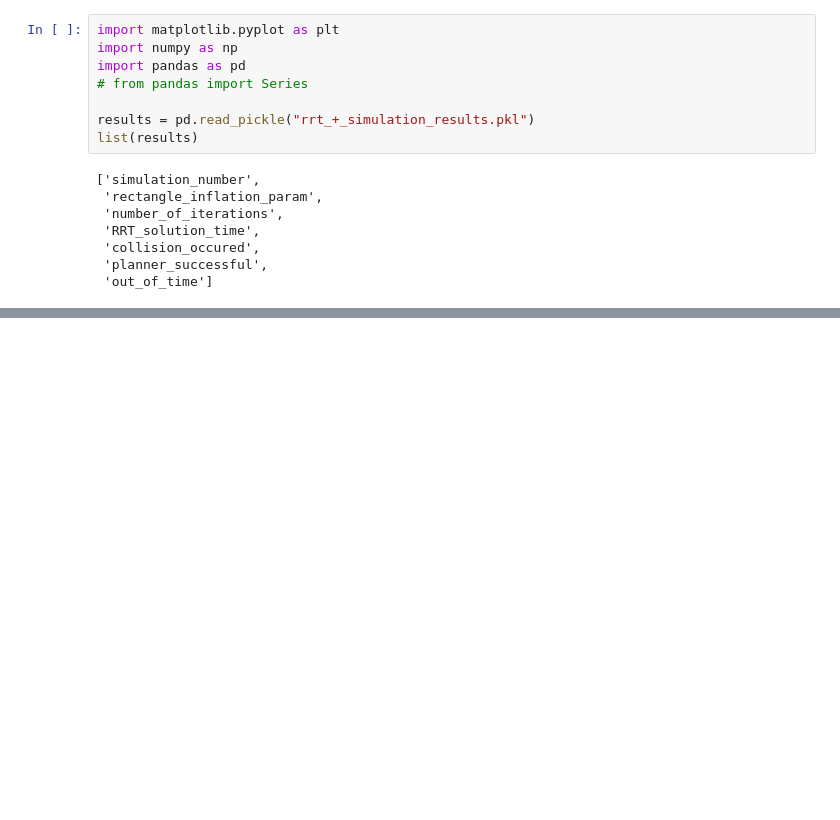
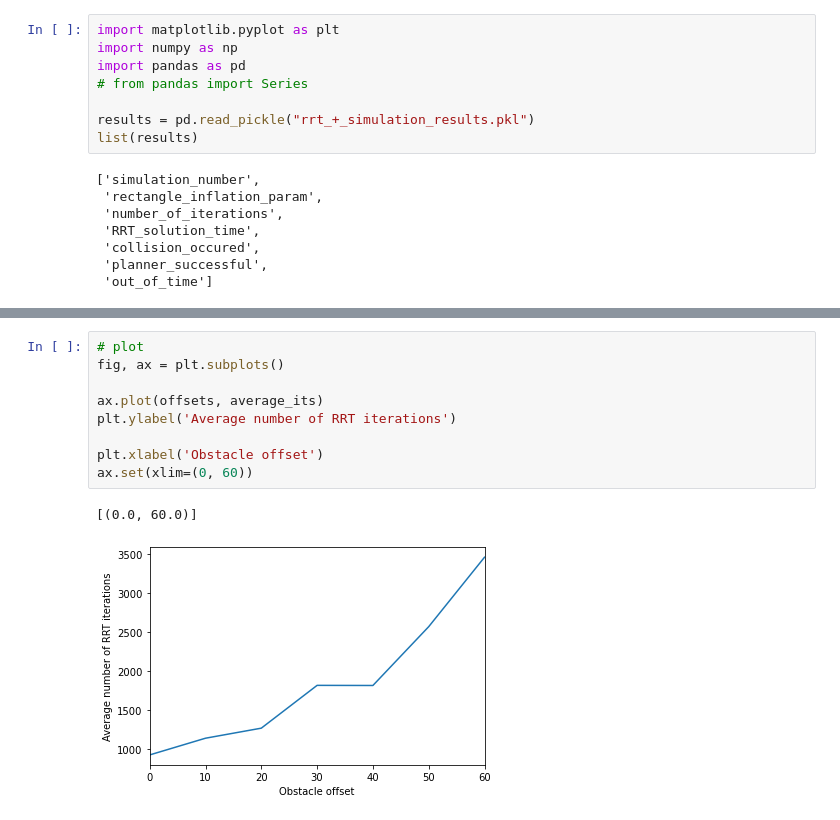
Before and after one commit to Alxkory/PMD_Project_group2, a Jupyter notebook: Testing notebook.ipynb, the cells around one changed output, grey strips where cells are left out. Saved outputs shown, nothing was run; the diff lists cells and outputs as text; blank space fills up the shorter version.

```diff
--- a/Testing notebook.ipynb
+++ b/Testing notebook.ipynb
@@ -315,0 +323,12 @@ AttributeError: 'numpy.ndarray' object has no attribute 'set'
+# %%
+# plot
+fig, ax = plt.subplots()
+
+ax.plot(offsets, average_its)
+plt.ylabel('Average number of RRT iterations')
+
+plt.xlabel('Obstacle offset')
+ax.set(xlim=(0, 60))
+# %% [output]
+[(0.0, 60.0)]
+[figure, added]
```
Also changed, not shown: parts of 4 cells of this notebook.
